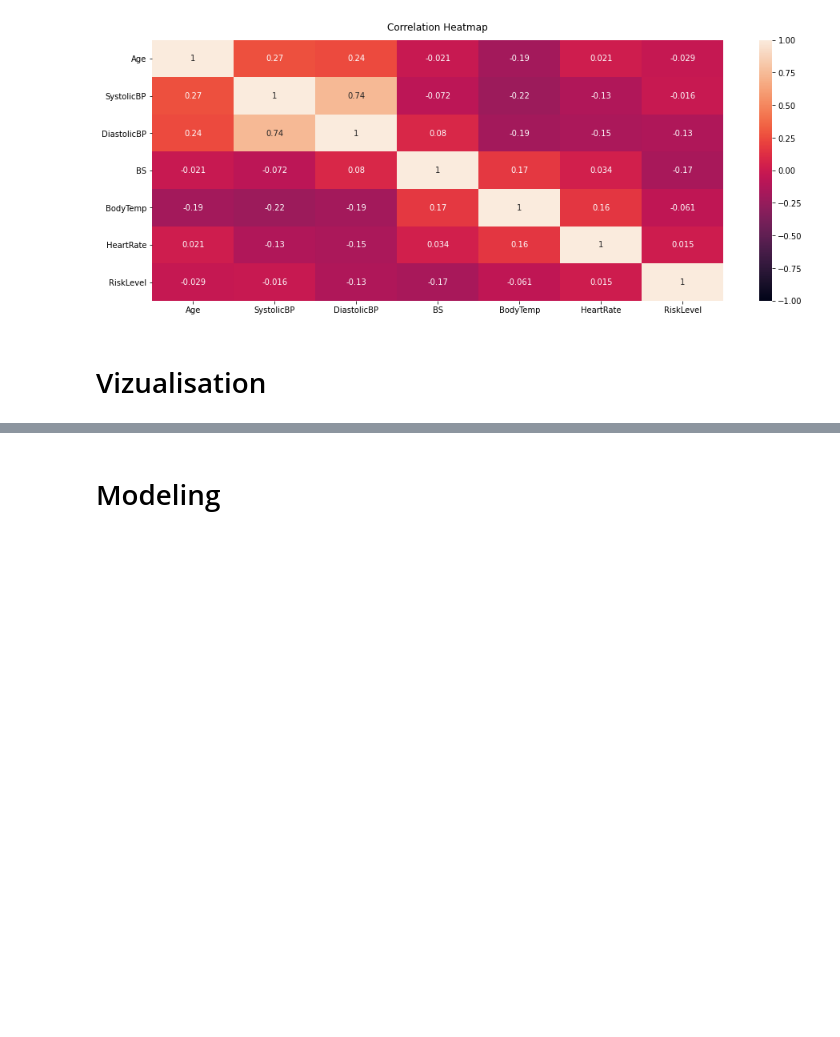
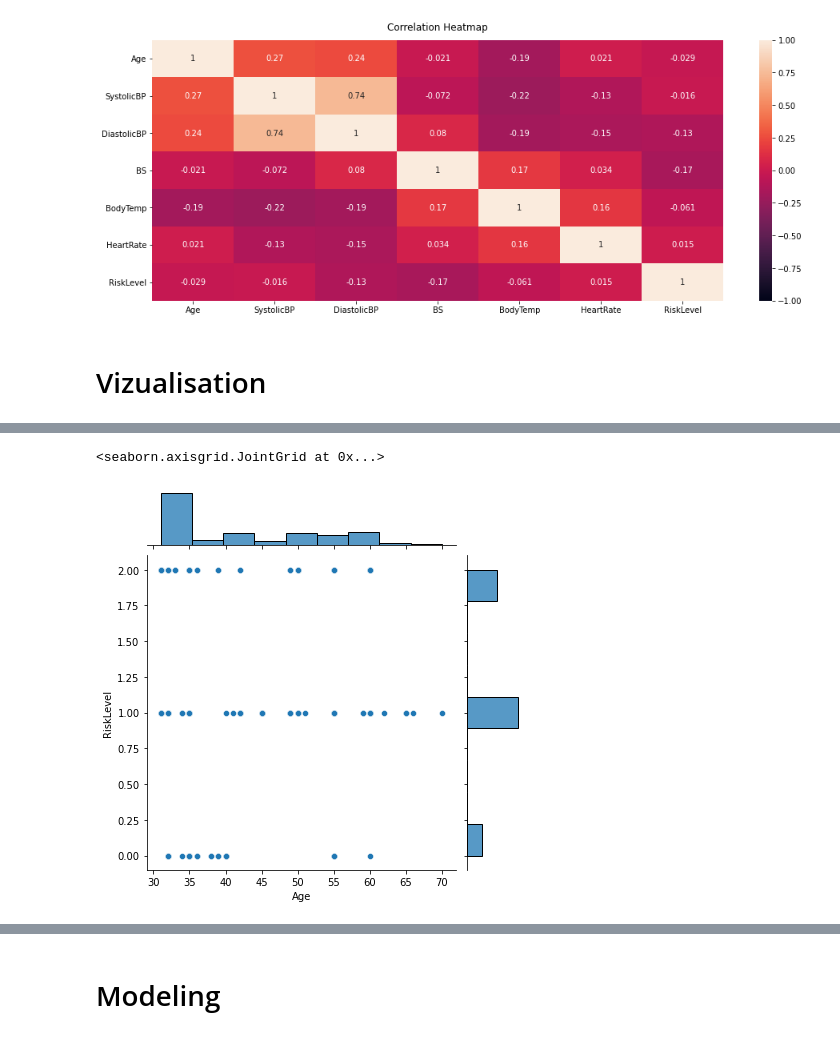
Before and after one commit to tamannaakhi855/ThesisDocuments, a Jupyter notebook: metarnity_health_risk.ipynb, the cells around one changed output, grey strips where cells are left out. Drawn from its saved outputs; the diff is of its cells as text; code cells hidden in the pictures; blank space fills up the shorter version.

```diff
--- a/metarnity_health_risk.ipynb
+++ b/metarnity_health_risk.ipynb
@@ -265,0 +272,5 @@ heatmap.set_title('Correlation Heatmap', fontdict={'fontsize':12}, pad=12);
+# %%
+sns.jointplot(x='Age', y= 'RiskLevel', data=maternal_data[maternal_data['Age'] > 30])
+# %% [output]
+<seaborn.axisgrid.JointGrid at 0x...>
+[figure, added]
```
Also changed, not shown: parts of 14 cells of this notebook.
